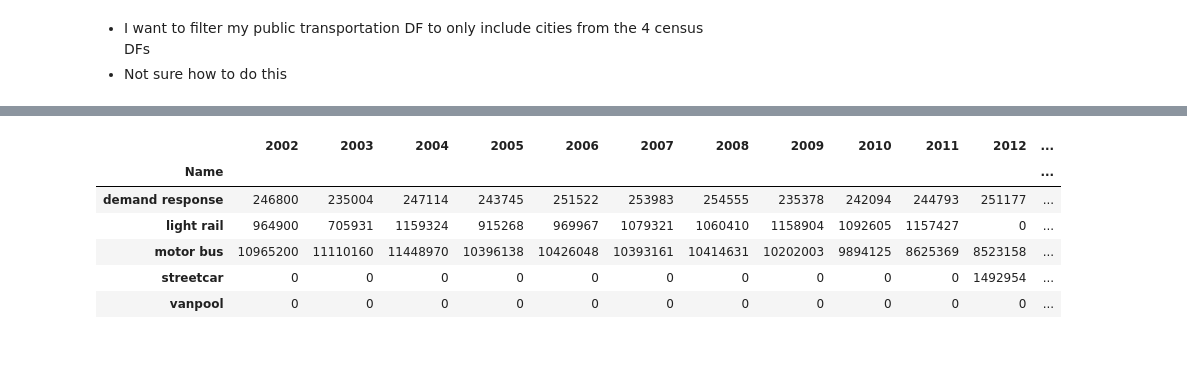
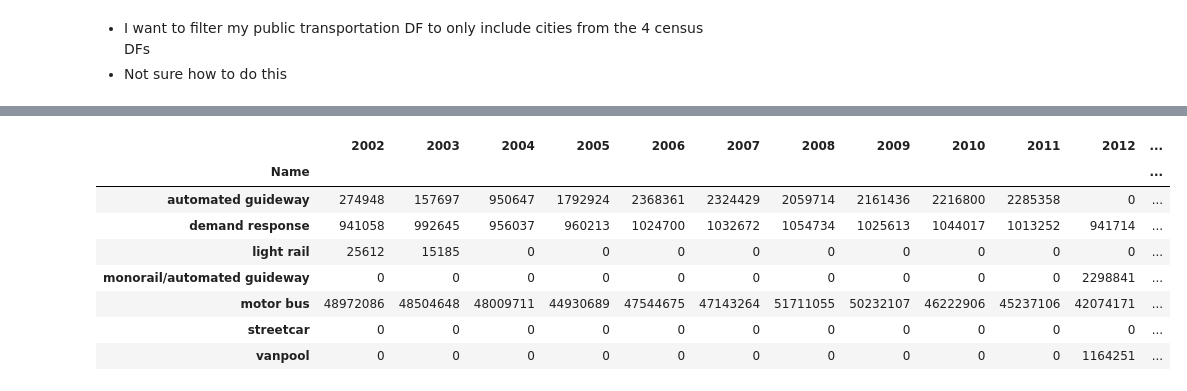
Before and after one commit to tye642/nashville_public_transportation, a Jupyter notebook: notebook/public_transportation_analysis.ipynb, the cells around one changed output, grey strips where cells are left out. Cells and saved outputs as stored; diff of their text form; code cells hidden in the pictures; blank space fills up the shorter version.

```diff
--- a/notebook/public_transportation_analysis.ipynb
+++ b/notebook/public_transportation_analysis.ipynb
@@ -542,29 +542,31 @@ Memphis
 # %%
-Memphis.groupby('Name')[[2002,
+Detroit.groupby('Name')[[2002,
                          2003,
                          2004,
                          2005,
                          2006,
                          2007,
                          2008,
                          2009,
                          2010,
                          2011,
                          2012,
                          2013,
                          2014,
                          2015,
                          2016,
                          2017,
                          2018,
                          2019,
                          2020,
                          '2021 Through April']].sum()
 # %% [output]
 |  | 2002 | 2003 | 2004 | 2005 | 2006 | 2007 | 2008 | 2009 | 2010 | 2011 | 2012 | ... |
 | Name |  |  |  |  |  |  |  |  |  |  |  | ... |
-| demand response | 246800 | 235004 | 247114 | 243745 | 251522 | 253983 | 254555 | 235378 | 242094 | 244793 | 251177 | ... |
-| light rail | 964900 | 705931 | 1159324 | 915268 | 969967 | 1079321 | 1060410 | 1158904 | 1092605 | 1157427 | 0 | ... |
-| motor bus | 10965200 | 11110160 | 11448970 | 10396138 | 10426048 | 10393161 | 10414631 | 10202003 | 9894125 | 8625369 | 8523158 | ... |
-| streetcar | 0 | 0 | 0 | 0 | 0 | 0 | 0 | 0 | 0 | 0 | 1492954 | ... |
-| vanpool | 0 | 0 | 0 | 0 | 0 | 0 | 0 | 0 | 0 | 0 | 0 | ... |
+| automated guideway | 274948 | 157697 | 950647 | 1792924 | 2368361 | 2324429 | 2059714 | 2161436 | 2216800 | 2285358 | 0 | ... |
+| demand response | 941058 | 992645 | 956037 | 960213 | 1024700 | 1032672 | 1054734 | 1025613 | 1044017 | 1013252 | 941714 | ... |
+| light rail | 25612 | 15185 | 0 | 0 | 0 | 0 | 0 | 0 | 0 | 0 | 0 | ... |
+| monorail/automated guideway | 0 | 0 | 0 | 0 | 0 | 0 | 0 | 0 | 0 | 0 | 2298841 | ... |
+| motor bus | 48972086 | 48504648 | 48009711 | 44930689 | 47544675 | 47143264 | 51711055 | 50232107 | 46222906 | 45237106 | 42074171 | ... |
+| streetcar | 0 | 0 | 0 | 0 | 0 | 0 | 0 | 0 | 0 | 0 | 0 | ... |
+| vanpool | 0 | 0 | 0 | 0 | 0 | 0 | 0 | 0 | 0 | 0 | 1164251 | ... |
```
Also changed, not shown: parts of 26 cells of this notebook.
